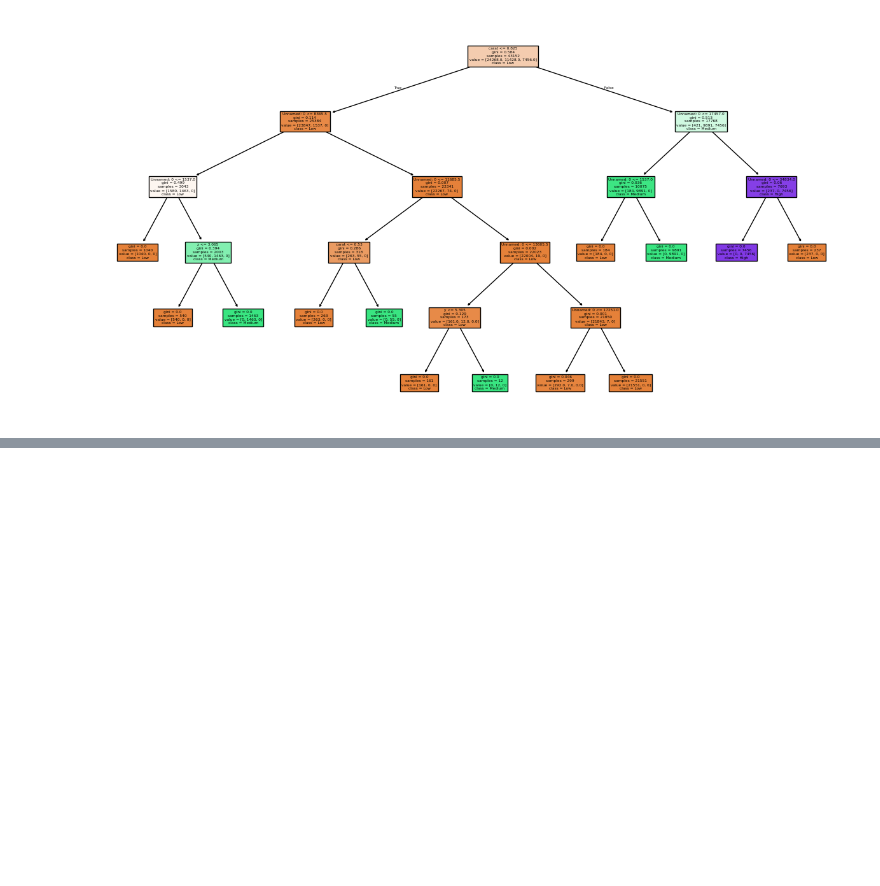
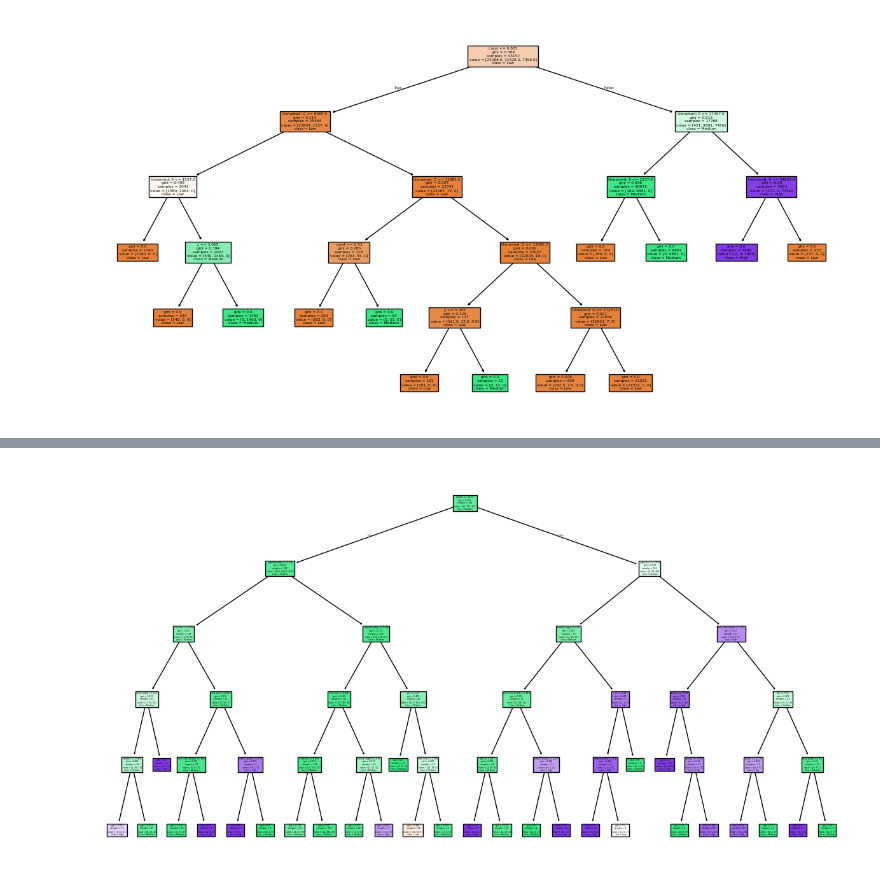
Before and after one commit to Dhyan-Shah/Sparks_AI_ML_Internship, a Jupyter notebook: ML/Practice/ML_Test.ipynb, the cells around one changed output, grey strips where cells are left out. Cells and saved outputs as stored; diff of their text form; code cells hidden in the pictures; blank space fills up the shorter version.

```diff
--- a/ML/Practice/ML_Test.ipynb
+++ b/ML/Practice/ML_Test.ipynb
@@ -2283,0 +2360,5 @@ plt.show()
+# %%
+df19.drop('quality',axis=1,inplace=True)
+# %%
+X=df19.drop('Quality_Category',axis=1)
+y=df19['Quality_Category']
@@ -2283,0 +2412,13 @@ plt.show()
+# %%
+plt.figure(figsize=(15,8))
+
+plot_tree(
+    model,
+    feature_names=X.columns,
+    class_names=['Low','Medium','High'],
+    filled=True
+)
+
+plt.show()
+# %% [output]
+[figure, added]
```
Also changed, not shown: parts of 40 cells of this notebook, 1 other file.
